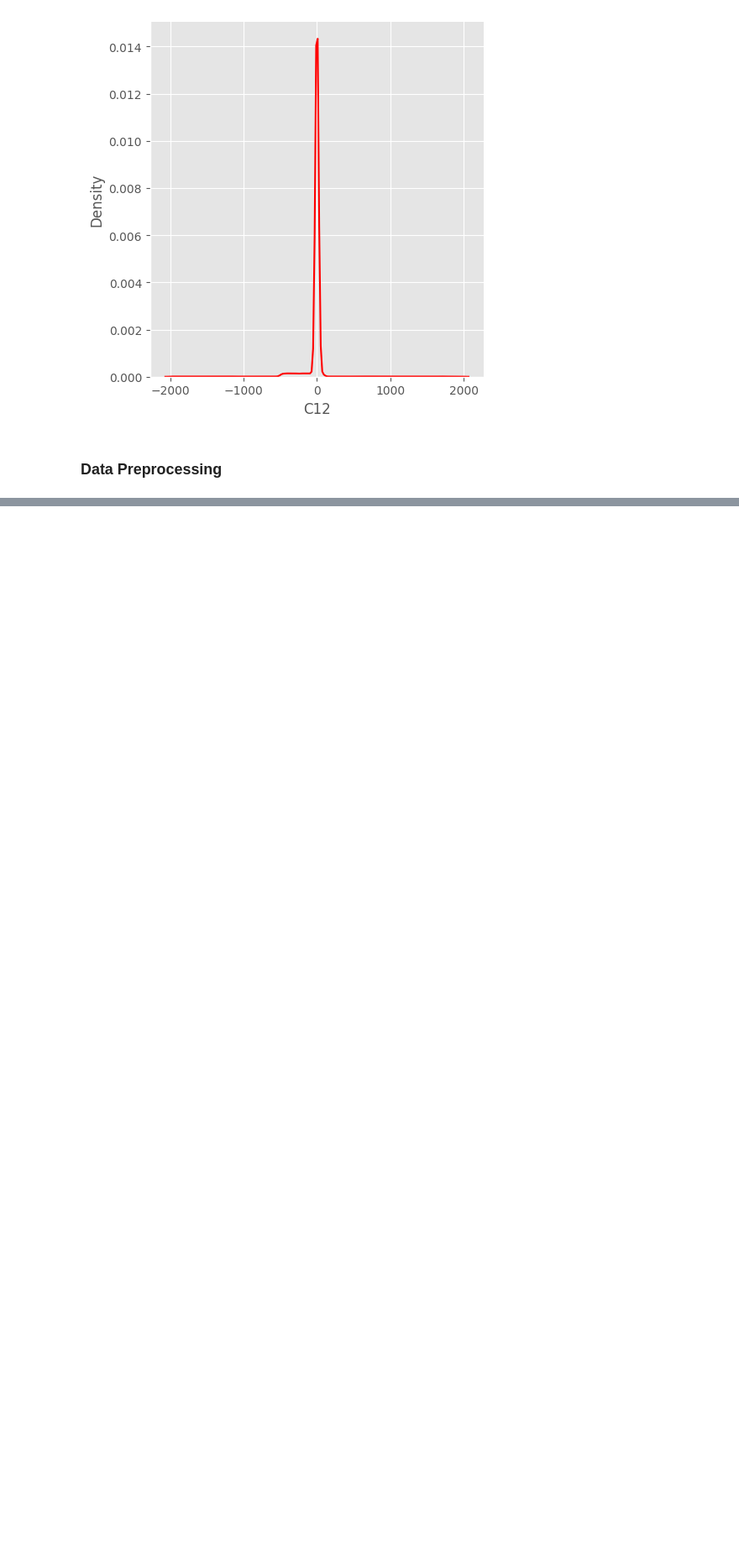
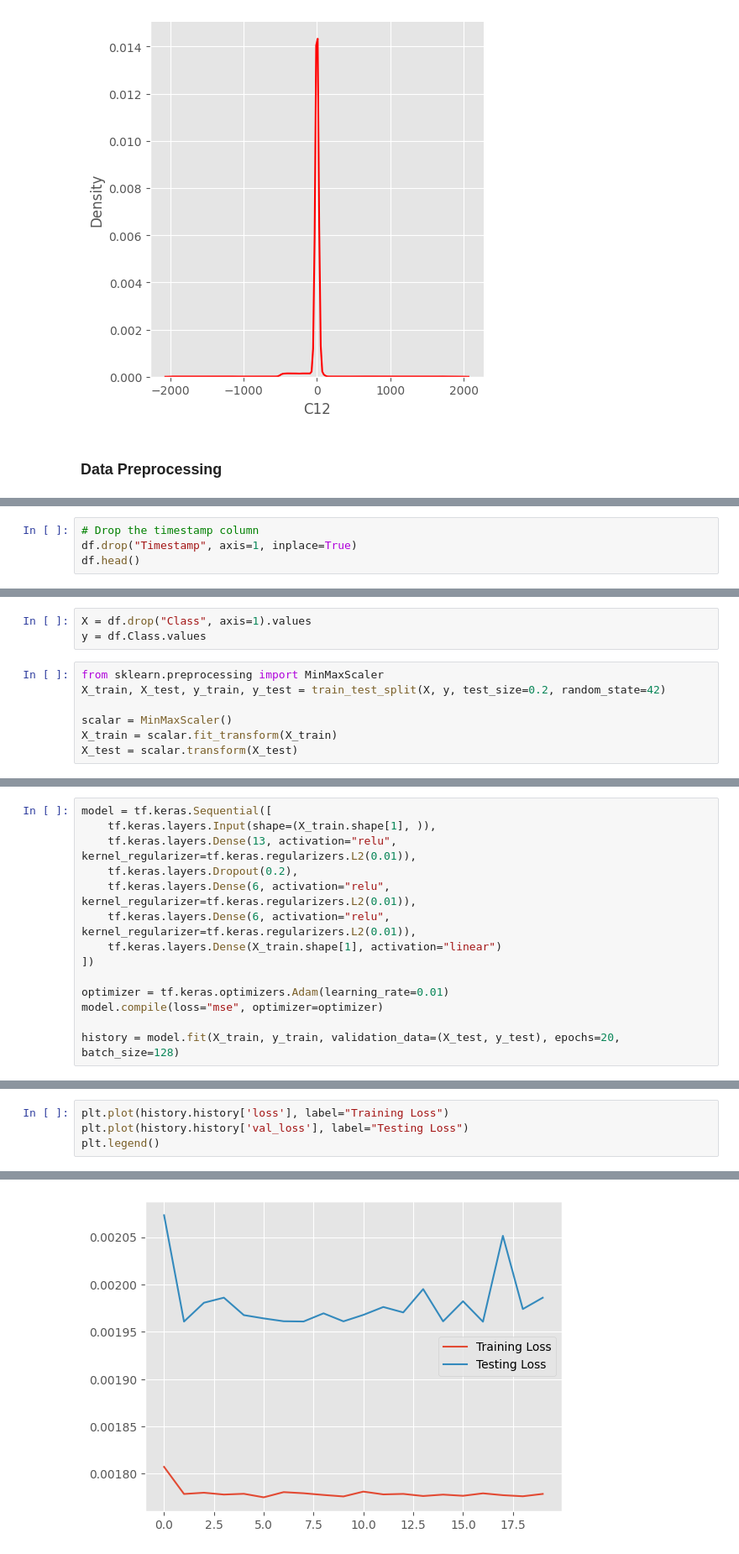
Before and after one commit to JacobJ215/Anomaly-Detection-Using-Autoencoders, a Jupyter notebook: auto-encoder.ipynb, the cells around one changed output, grey strips where cells are left out. Shown: that part at 84% size. Saved outputs shown, nothing was run; the diff lists cells and outputs as text; blank space fills up the shorter version.

```diff
--- a/auto-encoder.ipynb
+++ b/auto-encoder.ipynb
@@ -131,0 +153,4 @@ for elem in ['C1','C2','C3','C4', 'C5', 'C6', 'C7', 'C8', 'C9', 'C10', 'C11', 'C
+# %%
+# Drop the timestamp column
+df.drop("Timestamp", axis=1, inplace=True)
+df.head()
@@ -131,0 +181,10 @@ for elem in ['C1','C2','C3','C4', 'C5', 'C6', 'C7', 'C8', 'C9', 'C10', 'C11', 'C
+# %%
+X = df.drop("Class", axis=1).values
+y = df.Class.values
+# %%
+from sklearn.preprocessing import MinMaxScaler
+X_train, X_test, y_train, y_test = train_test_split(X, y, test_size=0.2, random_state=42)
+
+scalar = MinMaxScaler()
+X_train = scalar.fit_transform(X_train)
+X_test = scalar.transform(X_test)
@@ -131,0 +193,14 @@ for elem in ['C1','C2','C3','C4', 'C5', 'C6', 'C7', 'C8', 'C9', 'C10', 'C11', 'C
+# %%
+model = tf.keras.Sequential([
+    tf.keras.layers.Input(shape=(X_train.shape[1], )),
+    tf.keras.layers.Dense(13, activation="relu", kernel_regularizer=tf.keras.regularizers.L2(0.01)),
+    tf.keras.layers.Dropout(0.2),
+    tf.keras.layers.Dense(6, activation="relu", kernel_regularizer=tf.keras.regularizers.L2(0.01)),
+    tf.keras.layers.Dense(6, activation="relu", kernel_regularizer=tf.keras.regularizers.L2(0.01)),
+    tf.keras.layers.Dense(X_train.shape[1], activation="linear")
+])
+
+optimizer = tf.keras.optimizers.Adam(learning_rate=0.01)
+model.compile(loss="mse", optimizer=optimizer)
+
+history = model.fit(X_train, y_train, validation_data=(X_test, y_test), epochs=20, batch_size=128)
@@ -131,0 +228,5 @@ for elem in ['C1','C2','C3','C4', 'C5', 'C6', 'C7', 'C8', 'C9', 'C10', 'C11', 'C
+# %%
+plt.plot(history.history['loss'], label="Training Loss")
+plt.plot(history.history['val_loss'], label="Testing Loss")
+plt.legend()
+# %% [output]
@@ -131,0 +234 @@ for elem in ['C1','C2','C3','C4', 'C5', 'C6', 'C7', 'C8', 'C9', 'C10', 'C11', 'C
+[figure, added]
```
Also changed, not shown: parts of 6 cells of this notebook, 6 other files.
